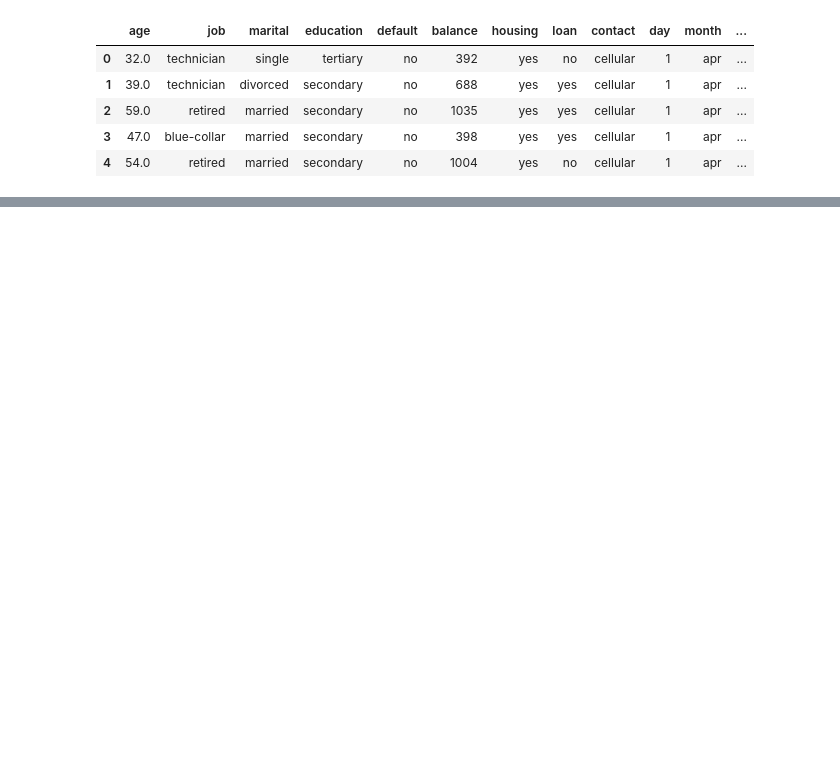
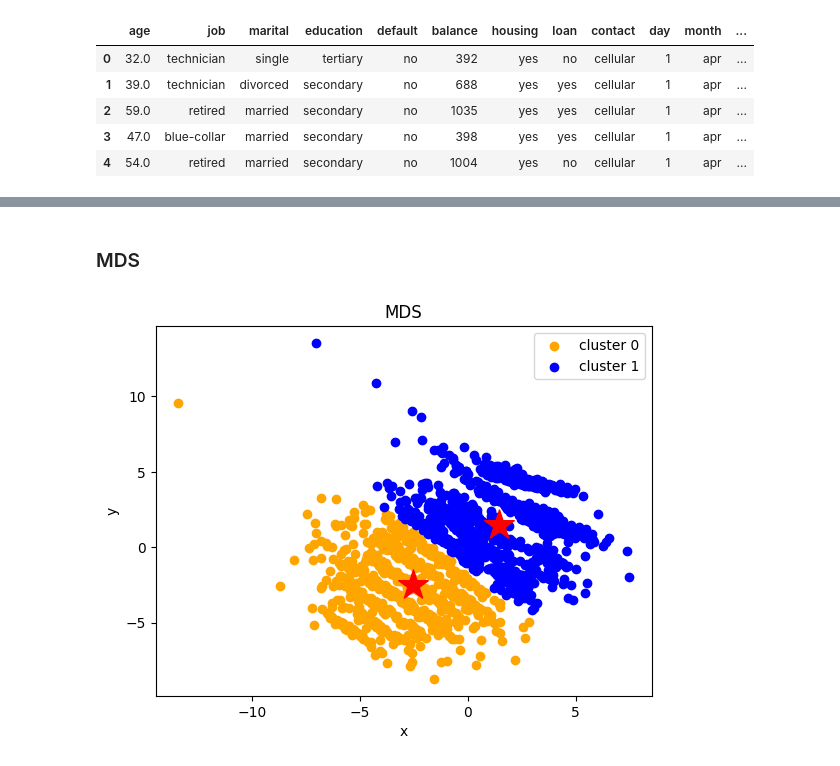
Before and after one commit to kristyan/data, a Jupyter notebook: e-tivity2/etivity2.ipynb, the cells around one changed output, grey strips where cells are left out. Saved outputs shown, nothing was run; the diff lists cells and outputs as text; code cells hidden in the pictures; blank space fills up the shorter version.

```diff
--- a/e-tivity2/etivity2.ipynb
+++ b/e-tivity2/etivity2.ipynb
@@ -255,0 +408,29 @@ df_original.head()
+# %%
+full_pipeline = Pipeline([
+    ("preprocess", preprocess_pipeline),
+    ("kMeans", cluster.KMeans(n_clusters=best_k, n_init=10, max_iter=300, random_state=42)),
+])
+
+
+clustering_model = full_pipeline.fit(df)
+
+
+# Here we use the preprocessing step of the pipeline to get a copy of the dataset with the preprocessing steps applied to it.
+preprocessed_data = clustering_model['preprocess'].transform(df)#preprocessed_data
+data_and_centers = np.r_[preprocessed_data,clustering_model['kMeans'].cluster_centers_]
+# %% [markdown]
+### MDS
+# %%
+
+XYcoordinates = manifold.MDS(n_components=2, normalized_stress='auto').fit_transform(data_and_centers)
+
+points = XYcoordinates[:-best_k,:]
+labels = clustering_model['kMeans'].labels_
+centers = XYcoordinates[-best_k:,:]
+
+clustering_scatterplot(points=XYcoordinates[:-best_k,:],
+                       labels=clustering_model['kMeans'].labels_,
+                       centers=XYcoordinates[-best_k:,:],
+                       title='MDS')
+# %% [output]
+[figure, added]
```
Also changed, not shown: parts of 20 cells of this notebook.
